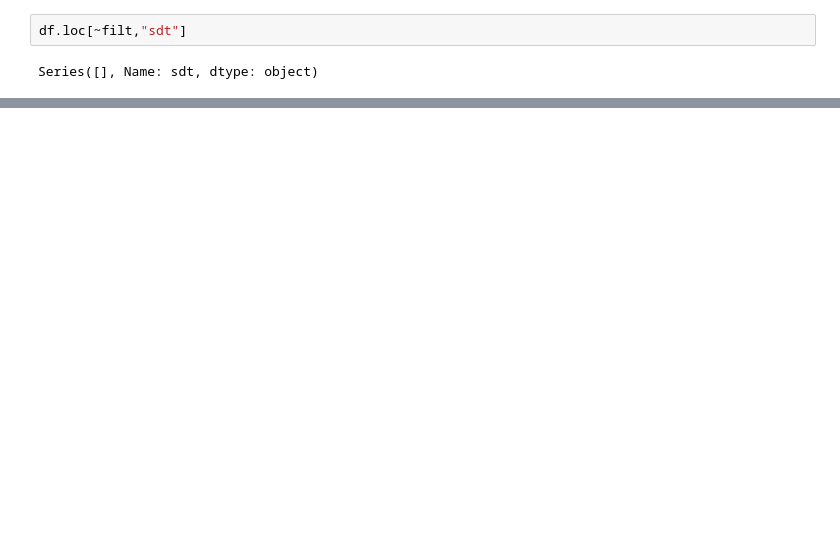
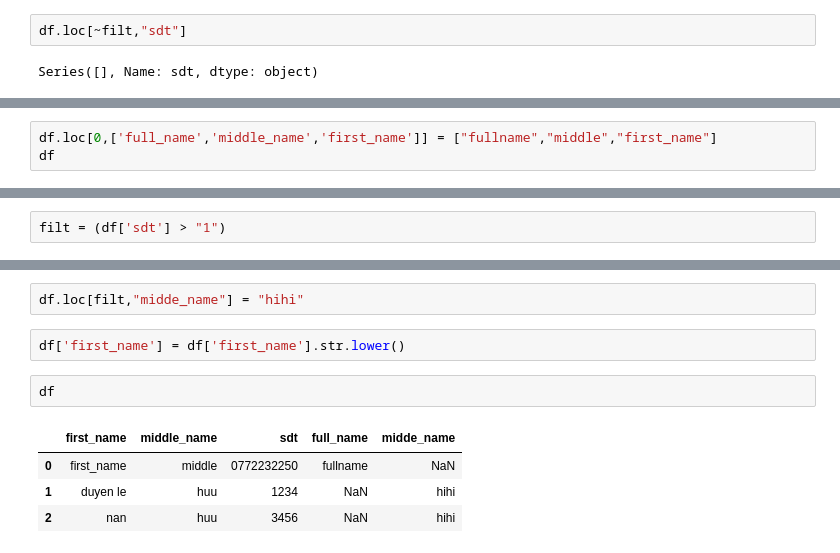
Before and after one commit to lehuuduyen/python-data, a Jupyter notebook: dataframe loc Iloc.ipynb, the cells around one changed output, grey strips where cells are left out. Saved outputs shown, nothing was run; the diff lists cells and outputs as text; blank space fills up the shorter version.

```diff
--- a/dataframe loc Iloc.ipynb
+++ b/dataframe loc Iloc.ipynb
@@ -109,0 +146,3 @@ Series([], Name: sdt, dtype: object)
+# %%
+df.loc[0,['full_name','middle_name','first_name']] = ["fullname","middle","first_name"]
+df
@@ -109,0 +154,2 @@ Series([], Name: sdt, dtype: object)
+# %%
+filt = (df['sdt'] > "1")
@@ -109,0 +169,11 @@ Series([], Name: sdt, dtype: object)
+# %%
+df.loc[filt,"midde_name"] = "hihi"
+# %%
+df['first_name'] = df['first_name'].str.lower()
+# %%
+df
+# %% [output]
+|  | first_name | middle_name | sdt | full_name | midde_name |
+| 0 | first_name | middle | 0772232250 | fullname | NaN |
+| 1 | duyen le | huu | 1234 | NaN | hihi |
+| 2 | nan | huu | 3456 | NaN | hihi |
```
Also changed, not shown: parts of 17 cells of this notebook, 1 other file.
